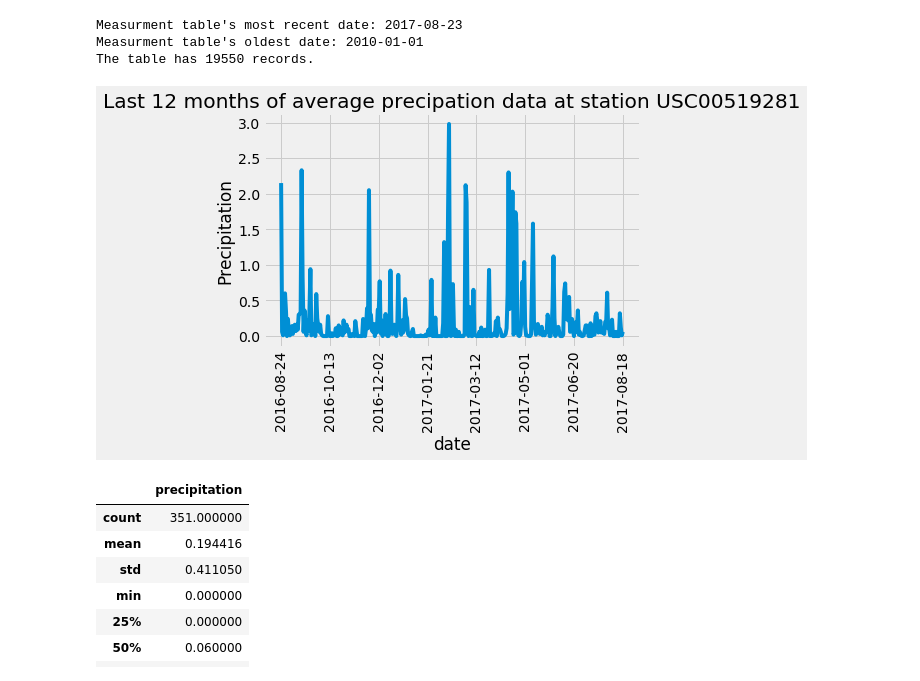
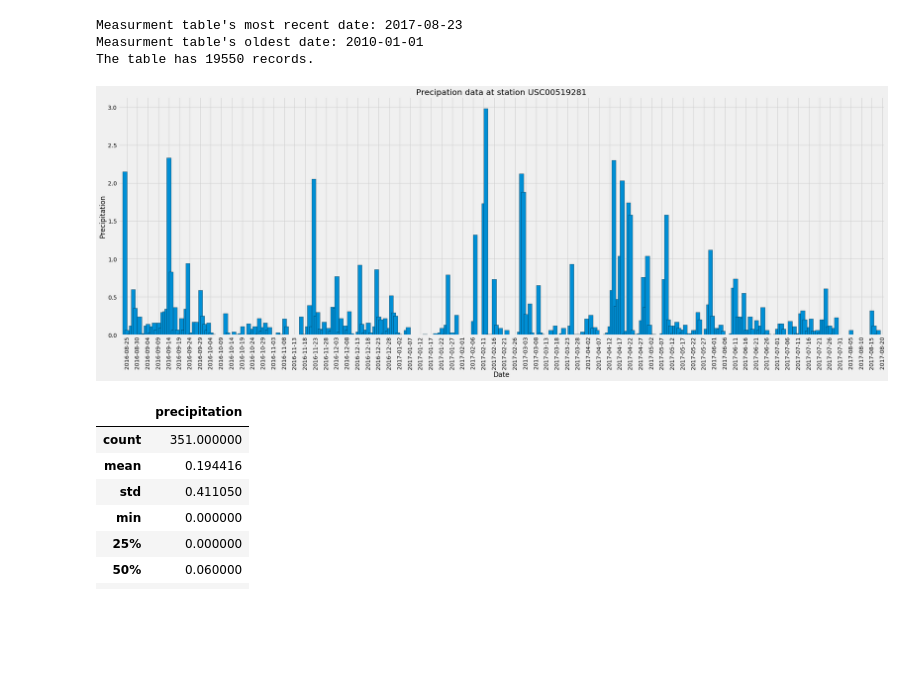
Before and after one commit to JeremyBrent/SQLAlchemy, a Jupyter notebook: climateanalysis.ipynb, the cells around one changed output. Cells and saved outputs as stored; diff of their text form; code cells hidden in the pictures; blank space fills up the shorter version.

Commit message:
changed the bar chart

```diff
--- a/climateanalysis.ipynb
+++ b/climateanalysis.ipynb
@@ -68,23 +69,35 @@ day = int(maxdate[8:10])
 # %%
 # Calculate the date 1 year ago from the last data point in the database
 query_date = dt.date(year,month,day) - dt.timedelta(days=365)
 prcp_at_station = "USC00519281"
 
 # Design a query to retrieve the last 12 months of precipitation data
 last12months = session.query(measurements.date,measurements.prcp).\
     filter(measurements.date > query_date).\
     filter(measurements.station == prcp_at_station).all()
 
 # # Save the query results as a Pandas DataFrame,sort the df by date and set the index to the date column
-df = pd.DataFrame(last12months).sort_values('date').set_index('date')
+df = pd.DataFrame(last12months).sort_values('date')
 df = df.rename(columns={'prcp':'precipitation'})
+df['date'] = pd.to_datetime(df.date)
 
+x = df.date
+y = df.precipitation
 
-df.plot(rot=90,title=f"Last 12 months of average precipation data at station {prcp_at_station}",legend=False)
+fig = plt.figure(figsize=(30,10))
+ax = plt.subplot(111)
+ax.bar(x,y,width=2,edgecolor = 'black')
+plt.gca().xaxis.set_major_formatter(mdates.DateFormatter('%Y-%m-%d'))
+plt.gca().xaxis.set_major_locator(mdates.DayLocator(interval=5))
+plt.xticks(rotation=90)
+plt.xlabel("Date")
 plt.ylabel("Precipitation")
+plt.title(f"Precipation data at station {prcp_at_station}")
+plt.xlim(pd.to_datetime("2016-08-21"),pd.to_datetime("2017-08-21"))
+
 plt.show()
 # %% [output]
-[figure, old version]
+[figure, new version]
 # %%
 # Use Pandas to calcualte the summary statistics for the precipitation data
 df.describe()
```
Also changed, not shown: parts of 2 cells of this notebook, 1 other file.
